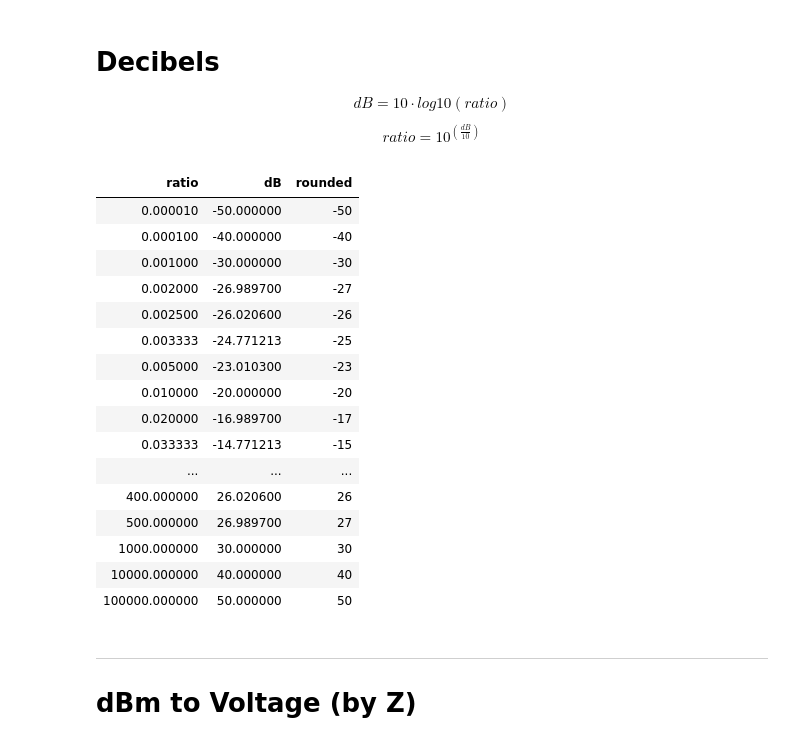
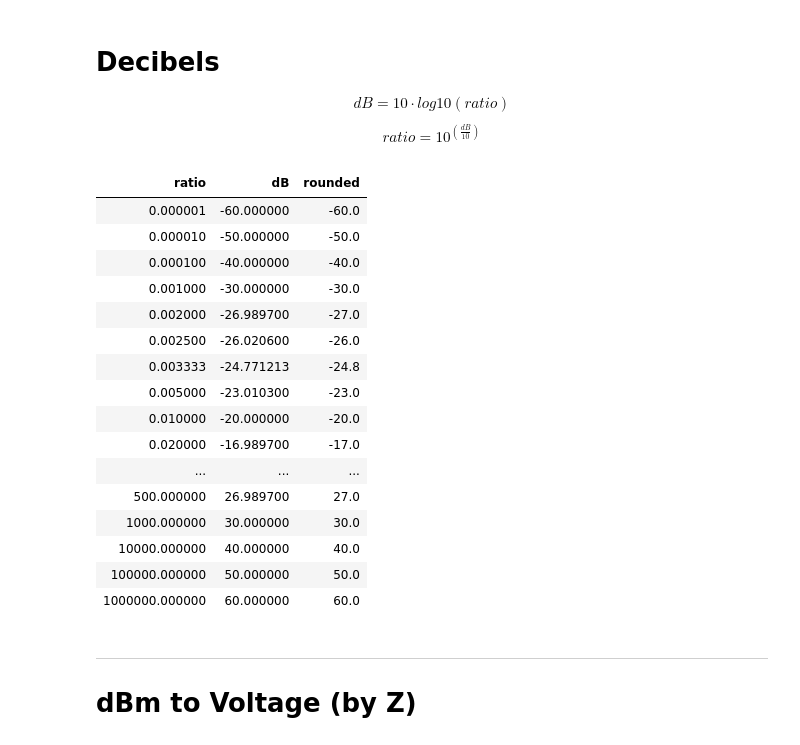
Before and after one commit to M0YCX/ycx_rf_notebooks, a Jupyter notebook: Math/Decibels.ipynb, the cells around one changed output. Saved outputs shown, nothing was run; the diff lists cells and outputs as text; code cells hidden in the pictures.

Commit message:
rounding

```diff
--- a/Math/Decibels.ipynb
+++ b/Math/Decibels.ipynb
@@ -10,10 +10,12 @@ ratio = 10^{(\frac{dB}{10})}
 $$
 # %%
 import math
+from decimal import Decimal
 
 import pandas as pd
 
 ratios = [
+    1 / 1000000,
     1 / 100000,
     1 / 10000,
     1 / 1000,
@@ -44,50 +46,52 @@ ratios = [
     6,
     7,
     8,
     9,
     10,
     14,
     15,
     20,
     25,
     30,
     50,
     100,
     200,
     300,
     400,
     500,
     1000,
     10000,
     100000,
+    1000000,
 ]
 dbs = []
 rounded = []
 for r in ratios:
     db = 10 * math.log10(r)
     dbs.append(db)
-    rounded.append(round(db))
+    rounded.append(Decimal(db).quantize(Decimal("0.1")))
 
+pd.set_option("display.precision", 3)
 df = pd.DataFrame({"ratio": ratios, "dB": dbs, "rounded": rounded})
 df.style.hide()
 # %% [output]
 | ratio | dB | rounded |
-| 0.000010 | -50.000000 | -50 |
-| 0.000100 | -40.000000 | -40 |
-| 0.001000 | -30.000000 | -30 |
-| 0.002000 | -26.989700 | -27 |
-| 0.002500 | -26.020600 | -26 |
-| 0.003333 | -24.771213 | -25 |
-| 0.005000 | -23.010300 | -23 |
-| 0.010000 | -20.000000 | -20 |
-| 0.020000 | -16.989700 | -17 |
-| 0.033333 | -14.771213 | -15 |
+| 0.000001 | -60.000000 | -60.0 |
+| 0.000010 | -50.000000 | -50.0 |
+| 0.000100 | -40.000000 | -40.0 |
+| 0.001000 | -30.000000 | -30.0 |
+| 0.002000 | -26.989700 | -27.0 |
+| 0.002500 | -26.020600 | -26.0 |
+| 0.003333 | -24.771213 | -24.8 |
+| 0.005000 | -23.010300 | -23.0 |
+| 0.010000 | -20.000000 | -20.0 |
+| 0.020000 | -16.989700 | -17.0 |
 | ... | ... | ... |
-| 400.000000 | 26.020600 | 26 |
-| 500.000000 | 26.989700 | 27 |
-| 1000.000000 | 30.000000 | 30 |
-| 10000.000000 | 40.000000 | 40 |
-| 100000.000000 | 50.000000 | 50 |
+| 500.000000 | 26.989700 | 27.0 |
+| 1000.000000 | 30.000000 | 30.0 |
+| 10000.000000 | 40.000000 | 40.0 |
+| 100000.000000 | 50.000000 | 50.0 |
+| 1000000.000000 | 60.000000 | 60.0 |
 # %% [markdown]
 ---
 # dBm to Voltage (by Z)
```
